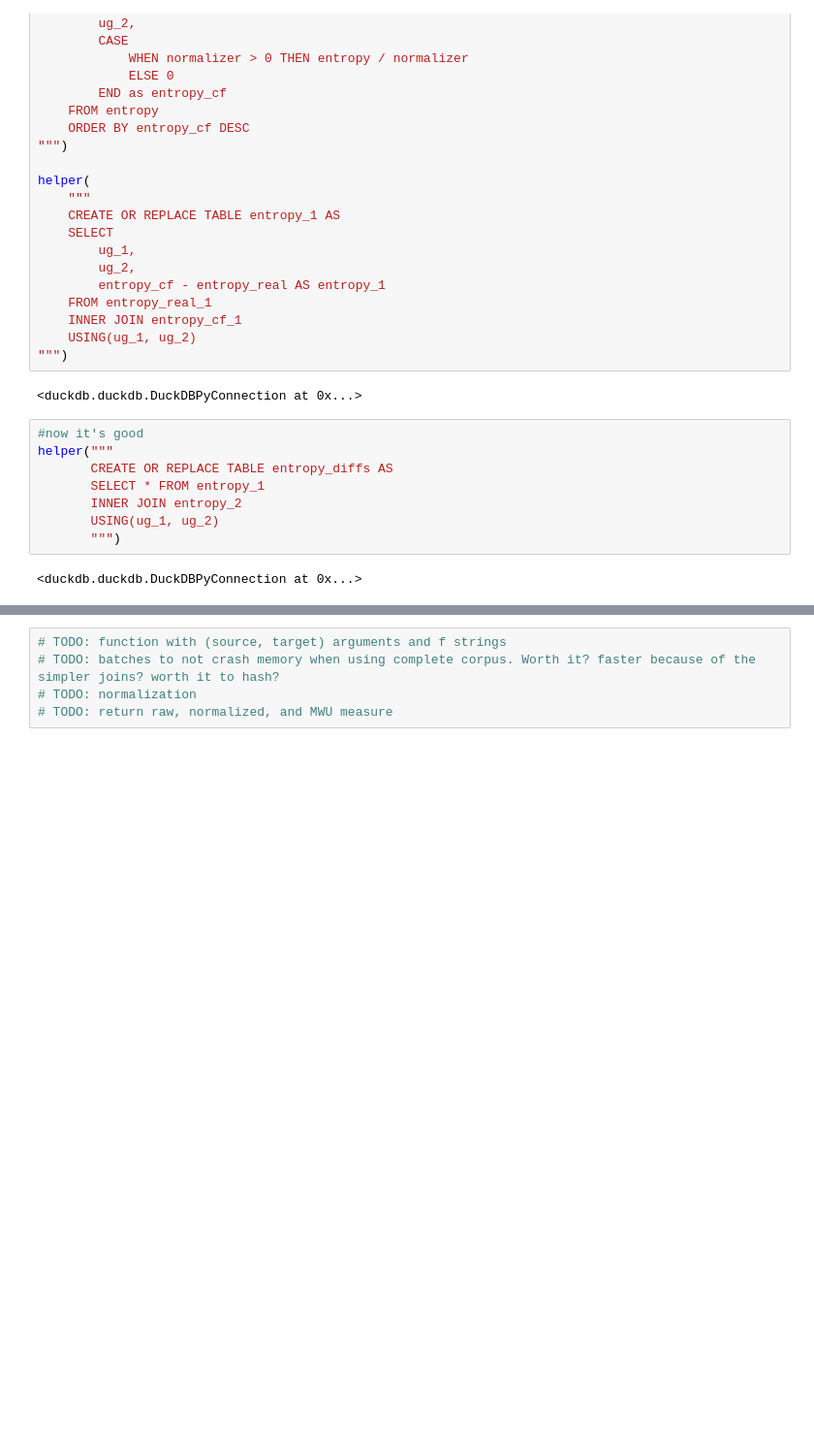
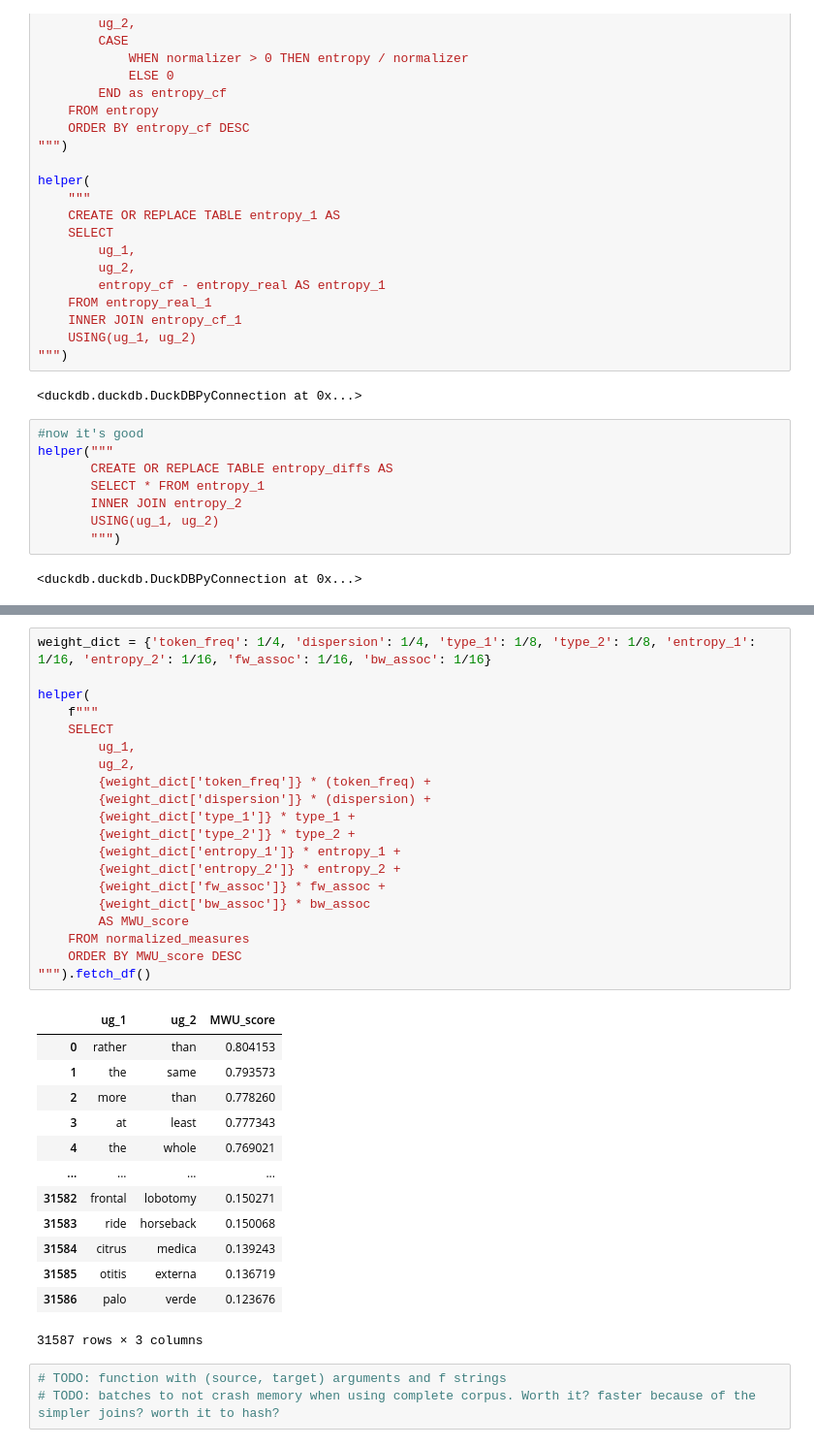
Before and after one commit to contreraskallens/MWU_measures, a Jupyter notebook: scratch.ipynb, the cells around one changed output, grey strips where cells are left out. Shown at 97% size. Cells and saved outputs as stored; diff of their text form; blank space fills up the shorter version.

Commit message:
normalization and weighted average

```diff
--- a/scratch.ipynb
+++ b/scratch.ipynb
@@ -714,5 +768,37 @@ helper("""
+# %%
+weight_dict = {'token_freq': 1/4, 'dispersion': 1/4, 'type_1': 1/8, 'type_2': 1/8, 'entropy_1': 1/16, 'entropy_2': 1/16, 'fw_assoc': 1/16, 'bw_assoc': 1/16}
+
+helper(
+    f"""
+    SELECT
+        ug_1,
+        ug_2,
+        {weight_dict['token_freq']} * (token_freq) +
+        {weight_dict['dispersion']} * (dispersion) +
+        {weight_dict['type_1']} * type_1 +
+        {weight_dict['type_2']} * type_2 +
+        {weight_dict['entropy_1']} * entropy_1 +
+        {weight_dict['entropy_2']} * entropy_2 +
+        {weight_dict['fw_assoc']} * fw_assoc +
+        {weight_dict['bw_assoc']} * bw_assoc
+        AS MWU_score
+    FROM normalized_measures
+    ORDER BY MWU_score DESC
+""").fetch_df()
+# %% [output]
+|  | ug_1 | ug_2 | MWU_score |
+| 0 | rather | than | 0.804153 |
+| 1 | the | same | 0.793573 |
+| 2 | more | than | 0.778260 |
+| 3 | at | least | 0.777343 |
+| 4 | the | whole | 0.769021 |
+| ... | ... | ... | ... |
+| 31582 | frontal | lobotomy | 0.150271 |
+| 31583 | ride | horseback | 0.150068 |
+| 31584 | citrus | medica | 0.139243 |
+| 31585 | otitis | externa | 0.136719 |
+| 31586 | palo | verde | 0.123676 |
+31587 rows × 3 columns
 # %%
 # TODO: function with (source, target) arguments and f strings
 # TODO: batches to not crash memory when using complete corpus. Worth it? faster because of the simpler joins? worth it to hash?
-# TODO: normalization
-# TODO: return raw, normalized, and MWU measure
```
Also changed, not shown: parts of 5 cells of this notebook, 1 other file.
